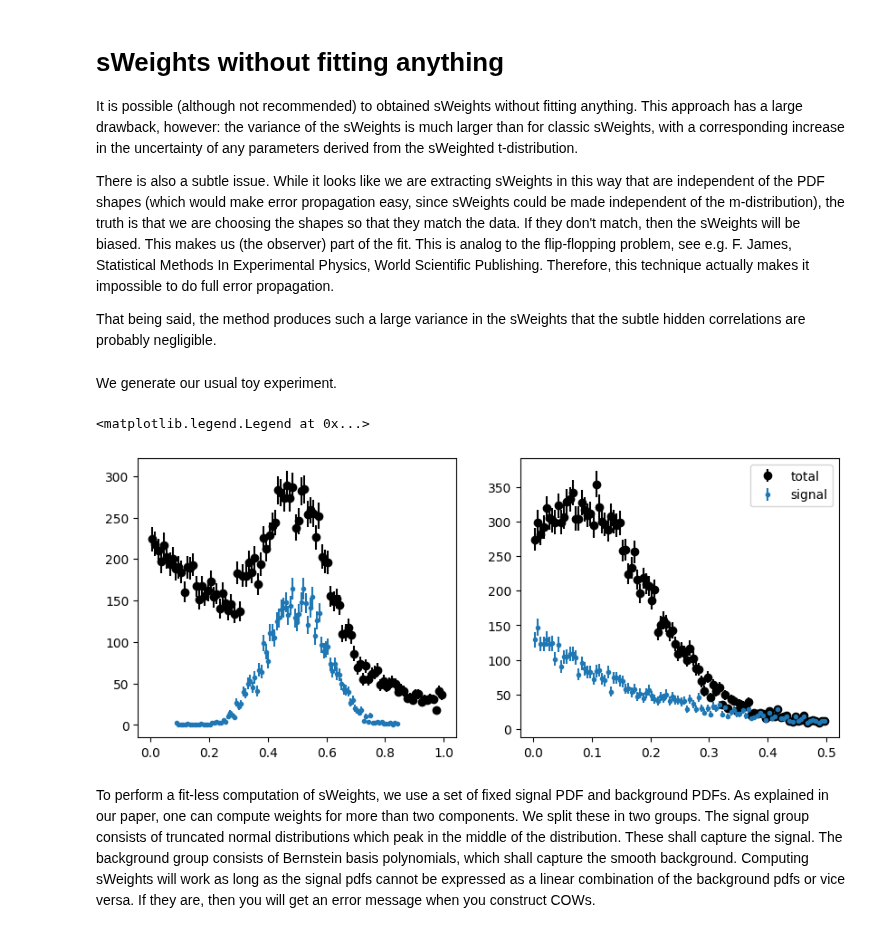
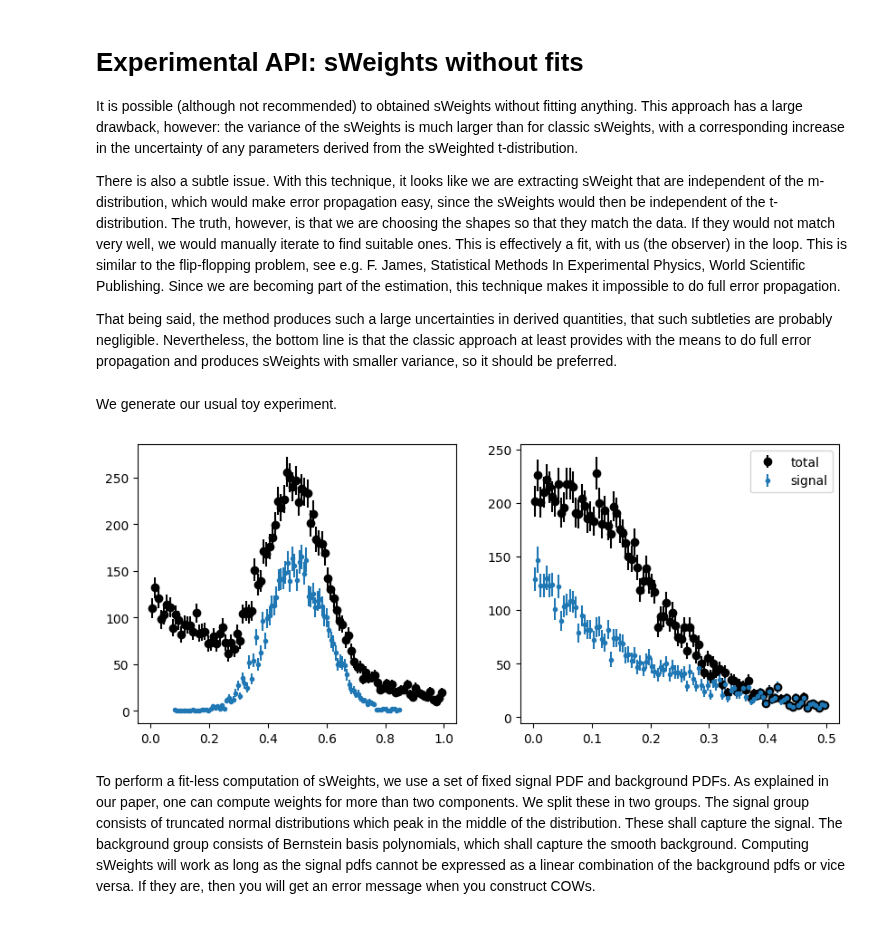
Before and after one commit to sweights/sweights, a Jupyter notebook: doc/notebooks/experimental_nofit.ipynb, the cells around one changed output. Saved outputs shown, nothing was run; the diff lists cells and outputs as text; code cells hidden in the pictures.

```diff
--- a/doc/notebooks/experimental_nofit.ipynb
+++ b/doc/notebooks/experimental_nofit.ipynb
@@ -1,11 +1,11 @@
 # %% [markdown]
-# sWeights without fitting anything
+# Experimental API: sWeights without fits
 
 It is possible (although not recommended) to obtained sWeights without fitting anything. This approach has a large drawback, however: the variance of the sWeights is much larger than for classic sWeights, with a corresponding increase in the uncertainty of any parameters derived from the sWeighted t-distribution.
 
-There is also a subtle issue. While it looks like we are extracting sWeights in this way that are independent of the PDF shapes (which would make error propagation easy, since sWeights could be made independent of the m-distribution), the truth is that we are choosing the shapes so that they match the data. If they don't match, then the sWeights will be biased. This makes us (the observer) part of the fit. This is analog to the flip-flopping problem, see e.g. F. James, Statistical Methods In Experimental Physics, World Scientific Publishing. Therefore, this technique actually makes it impossible to do full error propagation.
+There is also a subtle issue. With this technique, it looks like we are extracting sWeight that are independent of the m-distribution, which would make error propagation easy, since the sWeights would then be independent of the t-distribution. The truth, however, is that we are choosing the shapes so that they match the data. If they would not match very well, we would manually iterate to find suitable ones. This is effectively a fit, with us (the observer) in the loop. This is similar to the flip-flopping problem, see e.g. F. James, Statistical Methods In Experimental Physics, World Scientific Publishing. Since we are becoming part of the estimation, this technique makes it impossible to do full error propagation.
 
-That being said, the method produces such a large variance in the sWeights that the subtle hidden correlations are probably negligible.
+That being said, the method produces such a large uncertainties in derived quantities, that such subtleties are probably negligible. Nevertheless, the bottom line is that the classic approach at least provides with the means to do full error propagation and produces sWeights with smaller variance, so it should be preferred.
 # %%
 import matplotlib.pyplot as plt
 from scipy.stats import norm, expon
@@ -21,20 +21,19 @@ We generate our usual toy experiment.
 # %%
 mrange = (0.0, 1.0)
 trange = (0.0, 0.5)
 tsplit = 0.2
 
-toy = make_classic_toy(1, b=10000, mrange=mrange, trange=trange)
+toy = make_classic_toy(1, mrange=mrange, trange=trange)
 fig, ax = plt.subplots(1, 2, figsize=(10, 4))
 plt.sca(ax[0])
 plot_binned(toy[0], bins=100, color="k", label="total")
 plot_binned(toy[0][toy[2]], bins=100, marker=".", color="C0", label="signal")
 plt.sca(ax[1])
 plot_binned(toy[1], bins=100, color="k", label="total")
 plot_binned(toy[1][toy[2]], bins=100, marker=".", color="C0", label="signal")
-plt.legend()
+plt.legend();
 # %% [output]
-<matplotlib.legend.Legend at 0x...>
-[figure, old version]
+[figure, new version]
 # %% [markdown]
 To perform a fit-less computation of sWeights, we use a set of fixed signal PDF and background PDFs. As explained in our paper, one can compute weights for more than two components. We split these in two groups. The signal group consists of truncated normal distributions which peak in the middle of the distribution. These shall capture the signal. The background group consists of Bernstein basis polynomials, which shall capture the smooth background. Computing sWeights will work as long as the signal pdfs cannot be expressed as a linear combination of the background pdfs or vice versa. If they are, then you will get an error message when you construct COWs.
 # %%
```
Also changed, not shown: parts of 4 cells of this notebook, 17 other files.
